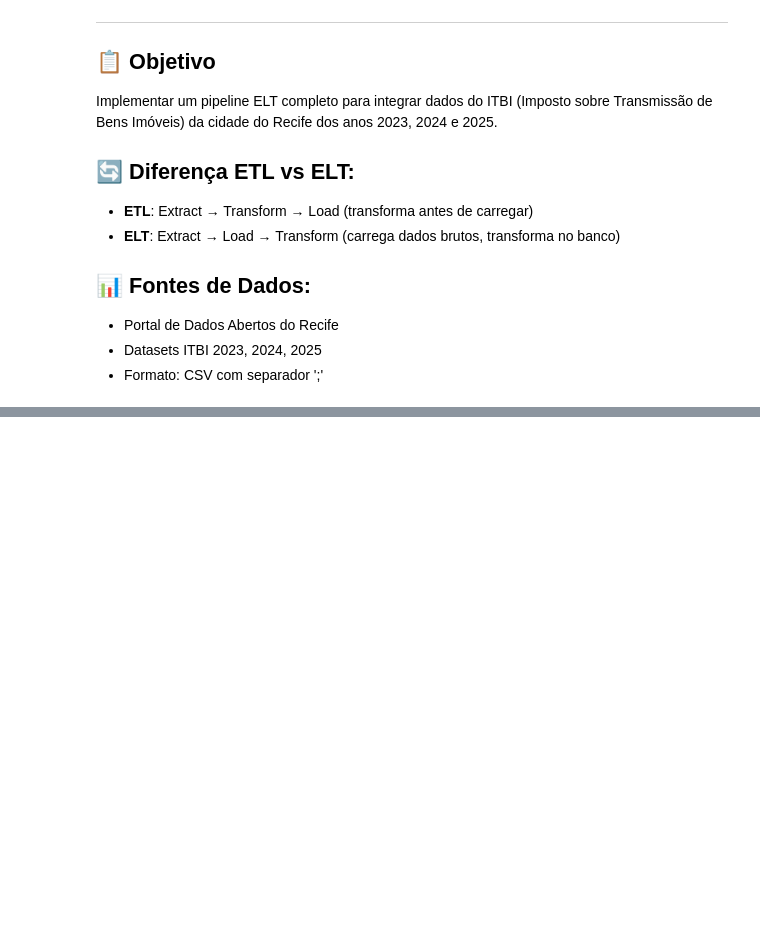
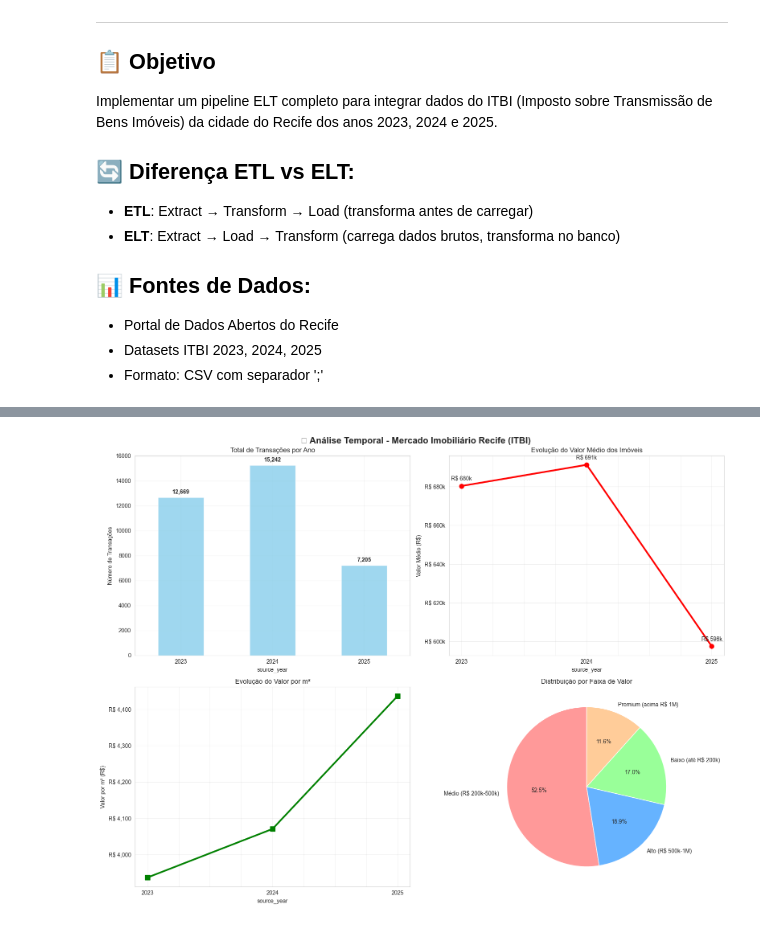
Before and after one commit to aanasc4/data-integration, a Jupyter notebook: projeto-integracao-itbi/notebooks/02_pipeline_elt.ipynb, the cells around one changed output, grey strips where cells are left out. Saved outputs shown, nothing was run; the diff lists cells and outputs as text; code cells hidden in the pictures; blank space fills up the shorter version.

```diff
--- a/projeto-integracao-itbi/notebooks/02_pipeline_elt.ipynb
+++ b/projeto-integracao-itbi/notebooks/02_pipeline_elt.ipynb
@@ -42,0 +1027,94 @@ ModuleNotFoundError: No module named 'requests'
+# %%
+# =============================================================================
+# ANÁLISE 1: EVOLUÇÃO TEMPORAL DOS VALORES
+# =============================================================================
+
+print("\n📈 ANÁLISE 1: EVOLUÇÃO TEMPORAL DOS VALORES")
+print("=" * 50)
+
+# Análise por ano
+yearly_analysis = df_analysis.groupby('source_year').agg({
+    'valor_avaliacao': ['count', 'mean', 'median', 'std'],
+    'valor_por_m2': 'mean',
+    'tem_financiamento': 'mean'
+}).round(2)
+
+yearly_analysis.columns = [
+    'total_transacoes', 'valor_medio', 'valor_mediano',
+    'desvio_padrao', 'valor_m2_medio', 'perc_financiamento'
+]
+
+# Análise mensal
+monthly_analysis = df_analysis.groupby(['source_year', 'mes_transacao']).agg({
+    'valor_avaliacao': ['count', 'mean']
+}).round(2)
+
+monthly_analysis.columns = ['transacoes_mes', 'valor_medio_mes']
+monthly_analysis = monthly_analysis.reset_index()
+
+# Criar visualização temporal
+fig, ((ax1, ax2), (ax3, ax4)) = plt.subplots(2, 2, figsize=(16, 12))
+fig.suptitle('📈 Análise Temporal - Mercado Imobiliário Recife (ITBI)', fontsize=16, fontweight='bold')
+
+# Gráfico 1: Total de transações por ano
+yearly_analysis['total_transacoes'].plot(kind='bar', ax=ax1, color='skyblue', alpha=0.8)
+ax1.set_title('Total de Transações por Ano')
+ax1.set_ylabel('Número de Transações')
+ax1.tick_params(axis='x', rotation=0)
+ax1.grid(True, alpha=0.3)
+
+# Adicionar valores nas barras
+for i, v in enumerate(yearly_analysis['total_transacoes']):
+    ax1.text(i, v + 200, f'{v:,}', ha='center', va='bottom', fontweight='bold')
+
+# Gráfico 2: Evolução do valor médio
+yearly_analysis['valor_medio'].plot(kind='line', ax=ax2, marker='o', color='red', linewidth=3, markersize=8)
+ax2.set_title('Evolução do Valor Médio dos Imóveis')
+ax2.set_ylabel('Valor Médio (R$)')
+ax2.yaxis.set_major_formatter(plt.FuncFormatter(lambda x, p: f'R$ {x/1000:.0f}k'))
+ax2.grid(True, alpha=0.3)
+
+# Adicionar valores nos pontos
+for i, (year, value) in enumerate(yearly_analysis['valor_medio'].items()):
+    ax2.annotate(f'R$ {value/1000:.0f}k', (i, value), textcoords="offset points", xytext=(0,10), ha='center')
+
+# Gráfico 3: Evolução do valor por m²
+yearly_analysis['valor_m2_medio'].plot(kind='line', ax=ax3, marker='s', color='green', linewidth=3, markersize=8)
+ax3.set_title('Evolução do Valor por m²')
+ax3.set_ylabel('Valor por m² (R$)')
+ax3.yaxis.set_major_formatter(plt.FuncFormatter(lambda x, p: f'R$ {x:,.0f}'))
+ax3.grid(True, alpha=0.3)
+
+# Gráfico 4: Distribuição por faixa de valor
+faixa_dist = df_analysis['faixa_valor'].value_counts()
+colors = ['#ff9999', '#66b3ff', '#99ff99', '#ffcc99']
+faixa_dist.plot(kind='pie', ax=ax4, autopct='%1.1f%%', startangle=90, colors=colors)
+ax4.set_title('Distribuição por Faixa de Valor')
+ax4.set_ylabel('')
+
+plt.tight_layout()
+plt.show()
+
+# Calcular insights da análise temporal
+print("\n🔍 INSIGHTS DA ANÁLISE TEMPORAL:")
+print("-" * 35)
+
+# Crescimento entre anos
+years = sorted(yearly_analysis.index)
+if len(years) > 1:
+    growth_valor = ((yearly_analysis.loc[years[-1], 'valor_medio'] - yearly_analysis.loc[years[0], 'valor_medio']) / yearly_analysis.loc[years[0], 'valor_medio']) * 100
+    growth_transacoes = ((yearly_analysis.loc[years[-1], 'total_transacoes'] - yearly_analysis.loc[years[0], 'total_transacoes']) / yearly_analysis.loc[years[0], 'total_transacoes']) * 100
+
+    print(f"💰 Crescimento do valor médio ({years[0]}-{years[-1]}): {growth_valor:+.1f}%")
+    print(f"📊 Crescimento das transações: {growth_transacoes:+.1f}%")
+
+print(f"🏆 Ano mais ativo: {yearly_analysis['total_transacoes'].idxmax()} ({yearly_analysis['total_transacoes'].max():,} transações)")
+print(f"💎 Maior valor médio: {yearly_analysis['valor_medio'].idxmax()} (R$ {yearly_analysis['valor_medio'].max():,.2f})")
+print(f"🏘️ Valor por m² médio geral: R$ {df_analysis['valor_por_m2'].mean():.2f}")
+print(f"🎯 Faixa de valor predominante: {faixa_dist.index[0]} ({faixa_dist.iloc[0]:,} imóveis)")
+
+# Sazonalidade
+sazonalidade = df_analysis.groupby('mes_transacao')['valor_avaliacao'].count()
+mes_mais_ativo = sazonalidade.idxmax()
+print(f"📅 Mês mais ativo: {mes_mais_ativo} ({sazonalidade.max()} transações)")
+# %% [output]
@@ -42,0 +1123 @@ ModuleNotFoundError: No module named 'requests'
+[figure, added]
```
Also changed, not shown: parts of 17 cells of this notebook.
